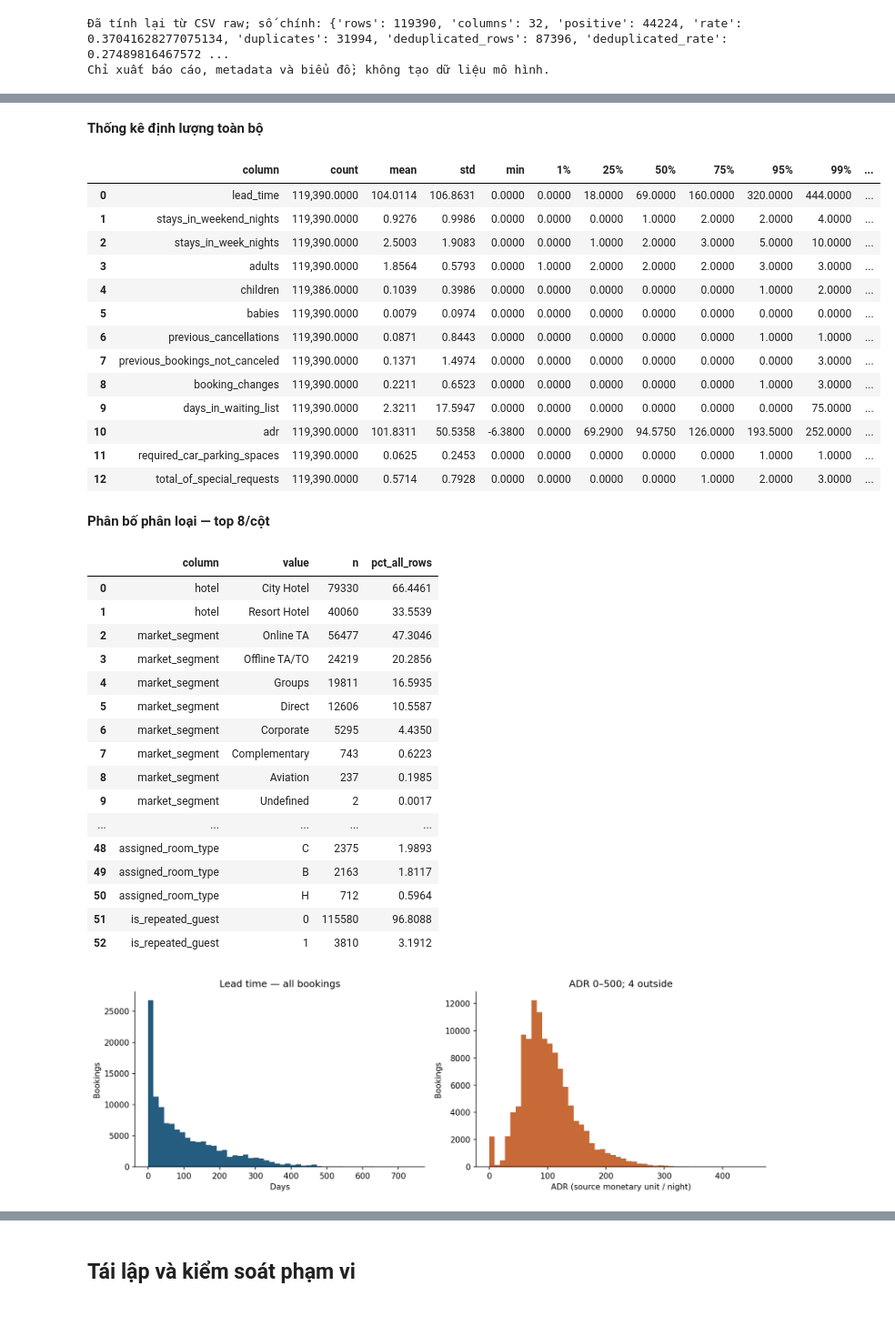
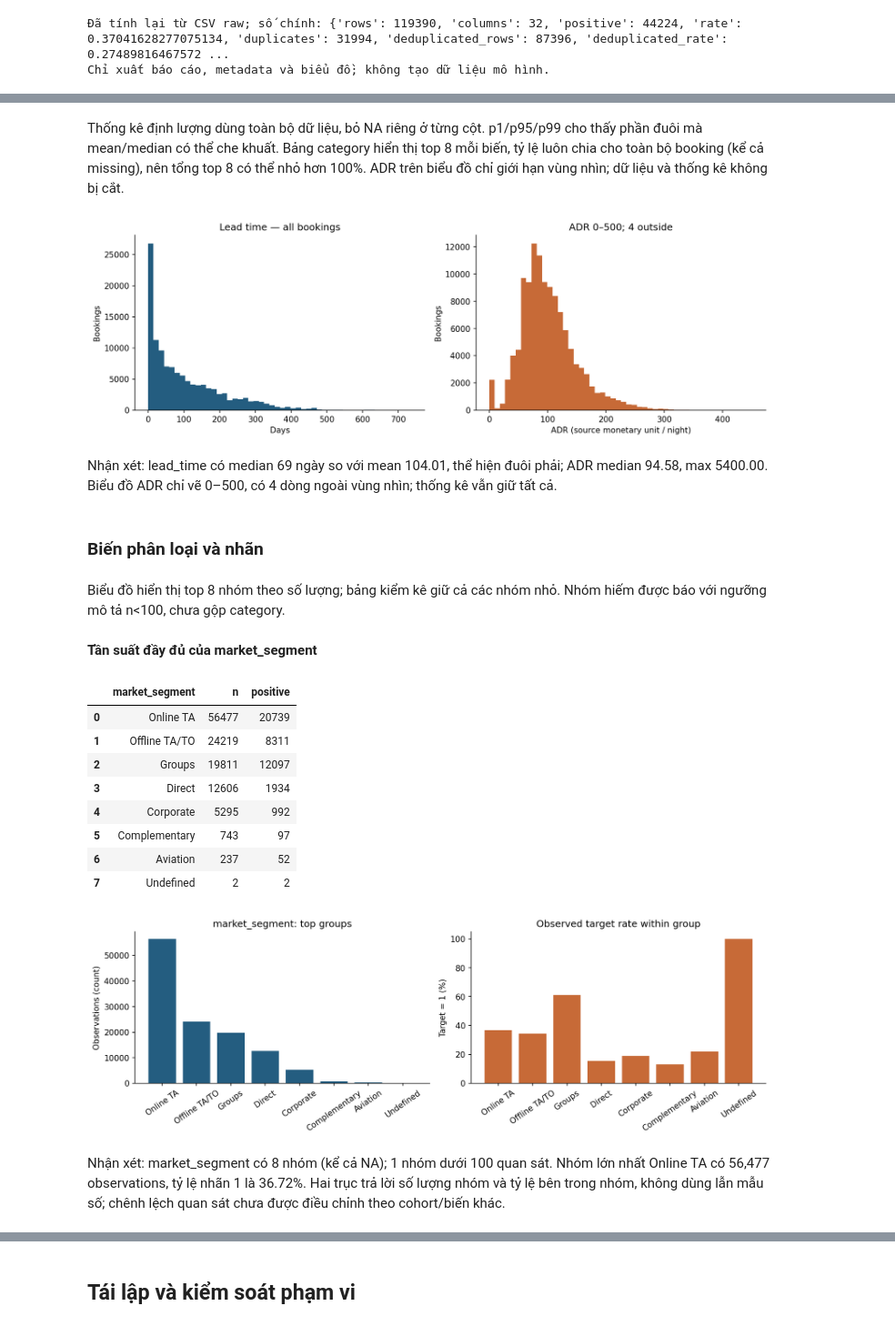
Before and after one commit to AnhQun18/Propensity-VSF-tts, a Jupyter notebook: notebooks/HOTEL/hotel_descriptive_report.ipynb, the cells around one changed output, grey strips where cells are left out. Shown at 91% size. Saved outputs shown, nothing was run; the diff lists cells and outputs as text; code cells hidden in the pictures.

Commit message:
Expand EDA reports and deepen Airbnb propensity analysis

```diff
--- a/notebooks/HOTEL/hotel_descriptive_report.ipynb
+++ b/notebooks/HOTEL/hotel_descriptive_report.ipynb
@@ -103,3 +117,3 @@ ADR âm/cao hoặc booking 0 đêm/0 khách là trường hợp cần xác minh.
 # %%
-eda.show_section(report, 'distributions')
+eda.show_section(report, 'univariate')
 # %% [output]
@@ -107,34 +121,17 @@ Thống kê định lượng dùng toàn bộ dữ liệu, bỏ NA riêng ở t
-**Thống kê định lượng toàn bộ**
+Thống kê định lượng dùng toàn bộ dữ liệu, bỏ NA riêng ở từng cột. p1/p95/p99 cho thấy phần đuôi mà mean/median có thể che khuất. Bảng category hiển thị top 8 mỗi biến, tỷ lệ luôn chia cho toàn bộ booking (kể cả missing), nên tổng top 8 có thể nhỏ hơn 100%. ADR trên biểu đồ chỉ giới hạn vùng nhìn; dữ liệu và thống kê không bị cắt.
+[figure]
+Nhận xét: lead_time có median 69 ngày so với mean 104.01, thể hiện đuôi phải; ADR median 94.58, max 5400.00. Biểu đồ ADR chỉ vẽ 0–500, có 4 dòng ngoài vùng nhìn; thống kê vẫn giữ tất cả.
+### Biến phân loại và nhãn
+Biểu đồ hiển thị top 8 nhóm theo số lượng; bảng kiểm kê giữ cả các nhóm nhỏ. Nhóm hiếm được báo với ngưỡng mô tả n<100, chưa gộp category.
+**Tần suất đầy đủ của market_segment**
-|  | column | count | mean | std | min | 1% | 25% | 50% | 75% | 95% | 99% | ... |
-| 0 | lead_time | 119,390.0000 | 104.0114 | 106.8631 | 0.0000 | 0.0000 | 18.0000 | 69.0000 | 160.0000 | 320.0000 | 444.0000 | ... |
-| 1 | stays_in_weekend_nights | 119,390.0000 | 0.9276 | 0.9986 | 0.0000 | 0.0000 | 0.0000 | 1.0000 | 2.0000 | 2.0000 | 4.0000 | ... |
-| 2 | stays_in_week_nights | 119,390.0000 | 2.5003 | 1.9083 | 0.0000 | 0.0000 | 1.0000 | 2.0000 | 3.0000 | 5.0000 | 10.0000 | ... |
-| 3 | adults | 119,390.0000 | 1.8564 | 0.5793 | 0.0000 | 1.0000 | 2.0000 | 2.0000 | 2.0000 | 3.0000 | 3.0000 | ... |
-| 4 | children | 119,386.0000 | 0.1039 | 0.3986 | 0.0000 | 0.0000 | 0.0000 | 0.0000 | 0.0000 | 1.0000 | 2.0000 | ... |
-| 5 | babies | 119,390.0000 | 0.0079 | 0.0974 | 0.0000 | 0.0000 | 0.0000 | 0.0000 | 0.0000 | 0.0000 | 0.0000 | ... |
-| 6 | previous_cancellations | 119,390.0000 | 0.0871 | 0.8443 | 0.0000 | 0.0000 | 0.0000 | 0.0000 | 0.0000 | 1.0000 | 1.0000 | ... |
-| 7 | previous_bookings_not_canceled | 119,390.0000 | 0.1371 | 1.4974 | 0.0000 | 0.0000 | 0.0000 | 0.0000 | 0.0000 | 0.0000 | 3.0000 | ... |
-| 8 | booking_changes | 119,390.0000 | 0.2211 | 0.6523 | 0.0000 | 0.0000 | 0.0000 | 0.0000 | 0.0000 | 1.0000 | 3.0000 | ... |
-| 9 | days_in_waiting_list | 119,390.0000 | 2.3211 | 17.5947 | 0.0000 | 0.0000 | 0.0000 | 0.0000 | 0.0000 | 0.0000 | 75.0000 | ... |
-| 10 | adr | 119,390.0000 | 101.8311 | 50.5358 | -6.3800 | 0.0000 | 69.2900 | 94.5750 | 126.0000 | 193.5000 | 252.0000 | ... |
-| 11 | required_car_parking_spaces | 119,390.0000 | 0.0625 | 0.2453 | 0.0000 | 0.0000 | 0.0000 | 0.0000 | 0.0000 | 1.0000 | 1.0000 | ... |
-| 12 | total_of_special_requests | 119,390.0000 | 0.5714 | 0.7928 | 0.0000 | 0.0000 | 0.0000 | 0.0000 | 1.0000 | 2.0000 | 3.0000 | ... |
+|  | market_segment | n | positive |
+| 0 | Online TA | 56477 | 20739 |
+| 1 | Offline TA/TO | 24219 | 8311 |
+| 2 | Groups | 19811 | 12097 |
+| 3 | Direct | 12606 | 1934 |
+| 4 | Corporate | 5295 | 992 |
+| 5 | Complementary | 743 | 97 |
+| 6 | Aviation | 237 | 52 |
+| 7 | Undefined | 2 | 2 |
-**Phân bố phân loại — top 8/cột**
-|  | column | value | n | pct_all_rows |
-| 0 | hotel | City Hotel | 79330 | 66.4461 |
-| 1 | hotel | Resort Hotel | 40060 | 33.5539 |
-| 2 | market_segment | Online TA | 56477 | 47.3046 |
-| 3 | market_segment | Offline TA/TO | 24219 | 20.2856 |
-| 4 | market_segment | Groups | 19811 | 16.5935 |
-| 5 | market_segment | Direct | 12606 | 10.5587 |
-| 6 | market_segment | Corporate | 5295 | 4.4350 |
-| 7 | market_segment | Complementary | 743 | 0.6223 |
-| 8 | market_segment | Aviation | 237 | 0.1985 |
-| 9 | market_segment | Undefined | 2 | 0.0017 |
-| ... | ... | ... | ... | ... |
-| 48 | assigned_room_type | C | 2375 | 1.9893 |
-| 49 | assigned_room_type | B | 2163 | 1.8117 |
-| 50 | assigned_room_type | H | 712 | 0.5964 |
-| 51 | is_repeated_guest | 0 | 115580 | 96.8088 |
-| 52 | is_repeated_guest | 1 | 3810 | 3.1912 |
-[figure]
+[figure, added]
+Nhận xét: market_segment có 8 nhóm (kể cả NA); 1 nhóm dưới 100 quan sát. Nhóm lớn nhất Online TA có 56,477 observations, tỷ lệ nhãn 1 là 36.72%. Hai trục trả lời số lượng nhóm và tỷ lệ bên trong nhóm, không dùng lẫn mẫu số; chênh lệch quan sát chưa được điều chỉnh theo cohort/biến khác.
```
Also changed, not shown: parts of 24 cells of this notebook, 35 other files.
